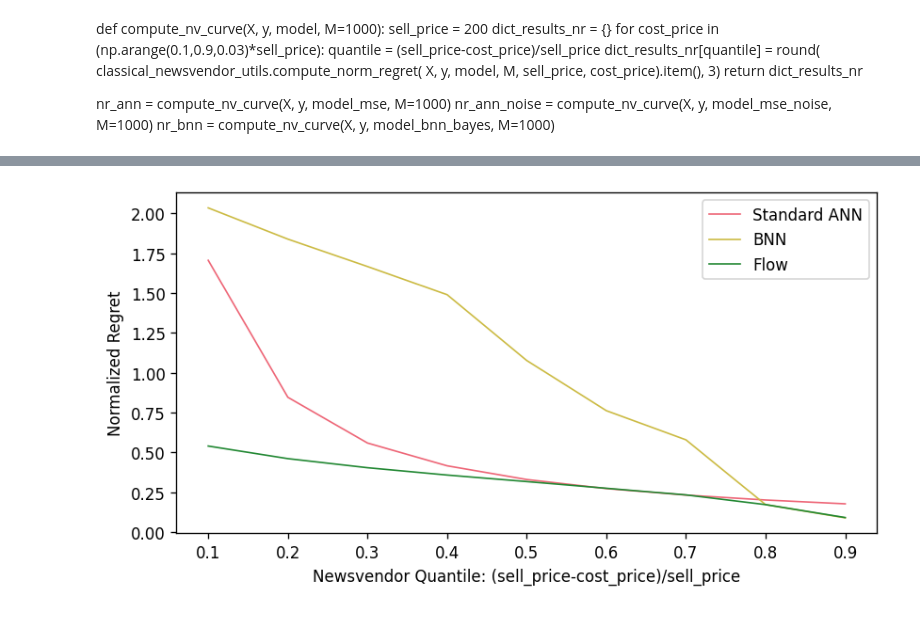
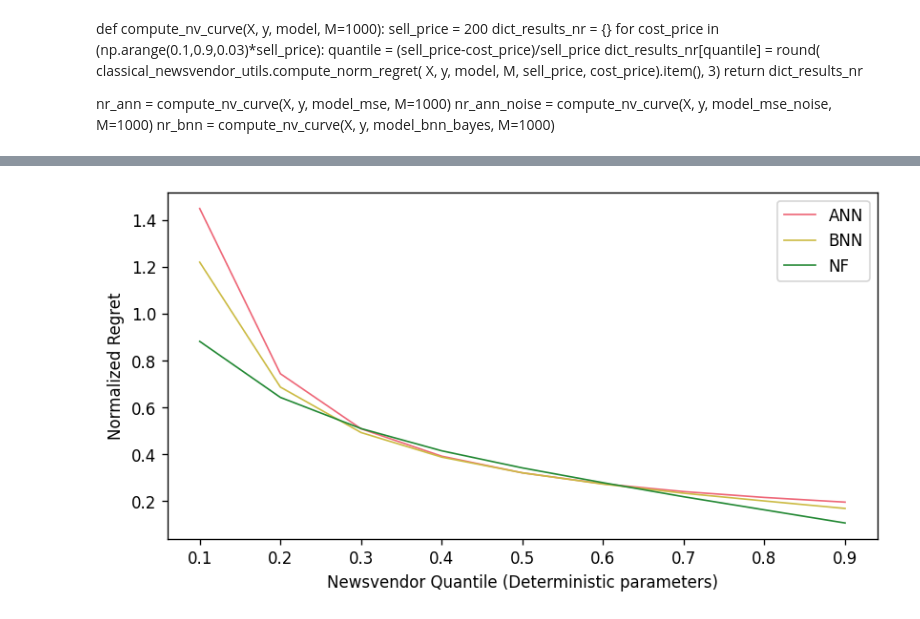
Before and after one commit to AlanLahoud/BNNSOP, a Jupyter notebook: illustrative_example.ipynb, the cells around one changed output, grey strips where cells are left out. Cells and saved outputs as stored; diff of their text form; code cells hidden in the pictures.

```diff
--- a/illustrative_example.ipynb
+++ b/illustrative_example.ipynb
@@ -53,7 +53,7 @@ np.random.seed(seed_number)
 torch.manual_seed(seed_number)
 random.seed(seed_number)
 # %%
-noise_type = 'multimodal'
+noise_type = 'poisson'
 # %%
 N_test = 3000
 
@@ -308,3 +315,5 @@ def compute_nv_curve(X, y, model, M=1000):
 nr_ann = compute_nv_curve(X, y, model_mse, M=1000)
 nr_ann_noise = compute_nv_curve(X, y, model_mse_noise, M=1000)
 nr_bnn = compute_nv_curve(X, y, model_bnn_bayes, M=1000)
+# %%
+df_results = df_results.reset_index().sort_values(by='Unnamed: 0')
@@ -311,21 +346,21 @@ nr_bnn = compute_nv_curve(X, y, model_bnn_bayes, M=1000)
 # %%
 fig, ax = plt.subplots(figsize=(8, 4), dpi=120)
-ax.plot(df_results[result_file_mse].keys().tolist(),
-        df_results[result_file_mse].values.tolist(),
-        color='#EE6677', label='Standard ANN', linewidth=1)
+ax.plot(df_results['Unnamed: 0'].tolist(),
+        df_results['ann0.0_gaussian_nr.csv'].tolist(),
+        color='#EE6677', label='ANN', linewidth=1)
 
-ax.plot(df_results[result_file_bnn_bayes].keys().tolist(),
-        df_results[result_file_bnn_bayes].values.tolist(),
+ax.plot(df_results['Unnamed: 0'].tolist(),
+        df_results['bnn5.0_gaussian_nr.csv'].tolist(),
         color='#CCBB44', label='BNN', linewidth=1)
 
-ax.plot(df_results[result_file_flow].keys().tolist(),
-        df_results[result_file_flow].values.tolist(),
-        color='#228833', label='Flow', linewidth=1)
+ax.plot(df_results['Unnamed: 0'].tolist(),
+        df_results['flow_gaussian_nr.csv'].tolist(),
+        color='#228833', label='NF', linewidth=1)
 
 ax.legend()
 
 ax.set_ylabel('Normalized Regret')
-ax.set_xlabel('Newsvendor Quantile: (sell_price-cost_price)/sell_price')
+ax.set_xlabel('Newsvendor Quantile (Deterministic parameters)')
 fig.savefig('./figures/newsvendor_quantile_curve.png')
 # %% [output]
-[figure, old version]
+[figure, new version]
```
Also changed, not shown: parts of 29 cells of this notebook, 8 other files.
